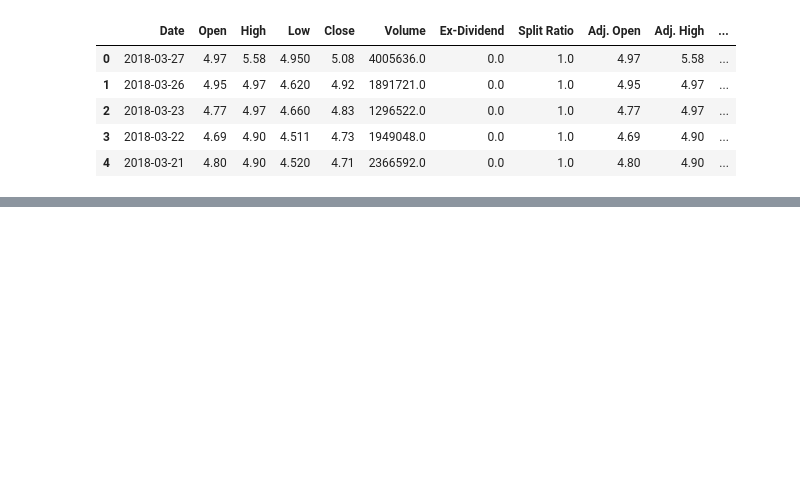
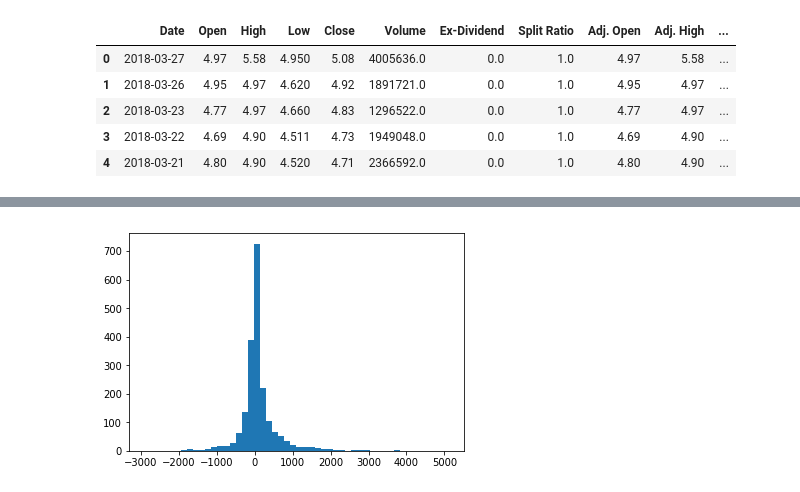
Before and after one commit to CamKirk/pyladies-api-to-random-walk, a Jupyter notebook: Untitled.ipynb, the cells around one changed output, grey strips where cells are left out. Saved outputs shown, nothing was run; the diff lists cells and outputs as text; code cells hidden in the pictures; blank space fills up the shorter version.

```diff
--- a/Untitled.ipynb
+++ b/Untitled.ipynb
@@ -69,0 +82,5 @@ Name: Close, dtype: float64
+# %%
+plt.hist(results, bins=50)
+plt.show()
+# %% [output]
+[figure, added]
```
Also changed, not shown: parts of 18 cells of this notebook, 1 other file.
